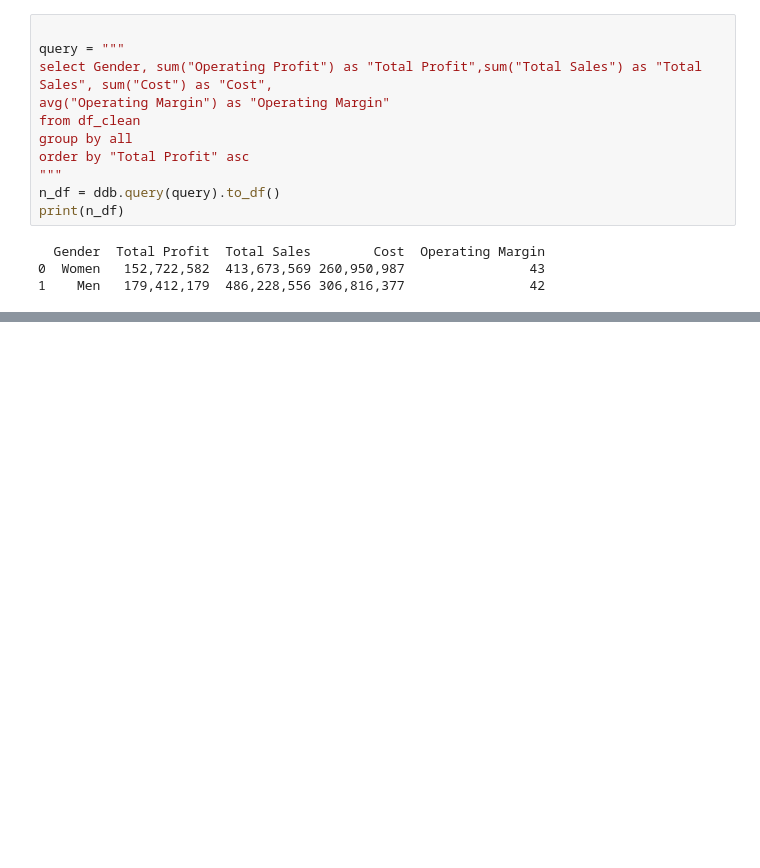
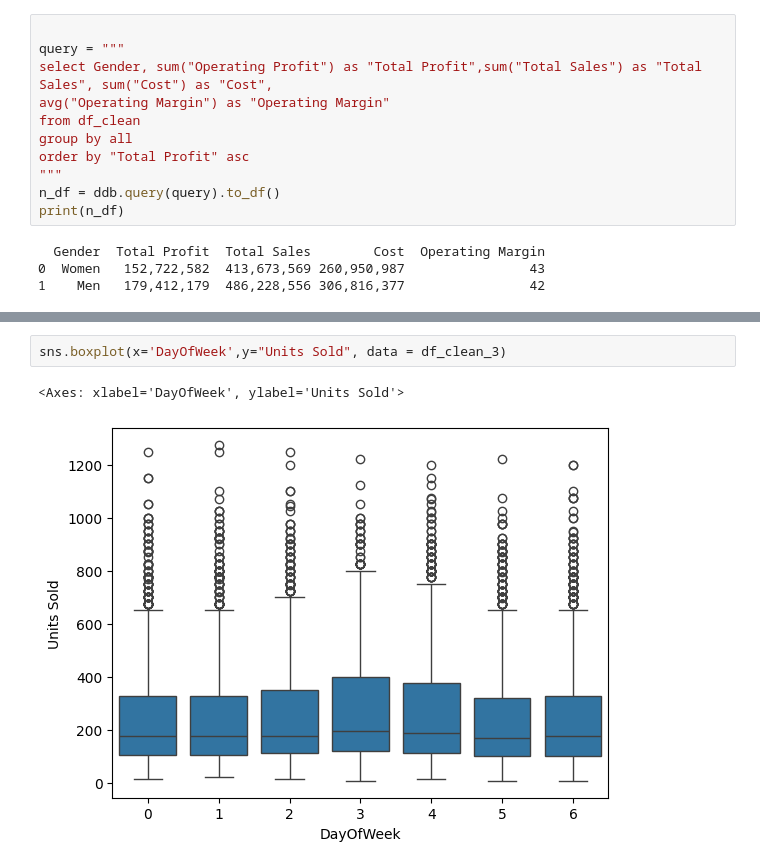
Before and after one commit to jaydenooi28/panda2, a Jupyter notebook: PandaTut.ipynb, the cells around one changed output, grey strips where cells are left out. Saved outputs shown, nothing was run; the diff lists cells and outputs as text; blank space fills up the shorter version.

```diff
--- a/PandaTut.ipynb
+++ b/PandaTut.ipynb
@@ -884,0 +890,5 @@ sns.jointplot(x="Total Sales",y="Cost",data=df_clean, kind="reg")
+# %%
+sns.boxplot(x='DayOfWeek',y="Units Sold", data = df_clean_3)
+# %% [output]
+<Axes: xlabel='DayOfWeek', ylabel='Units Sold'>
+[figure, added]
```
Also changed, not shown: parts of 8 cells of this notebook.
